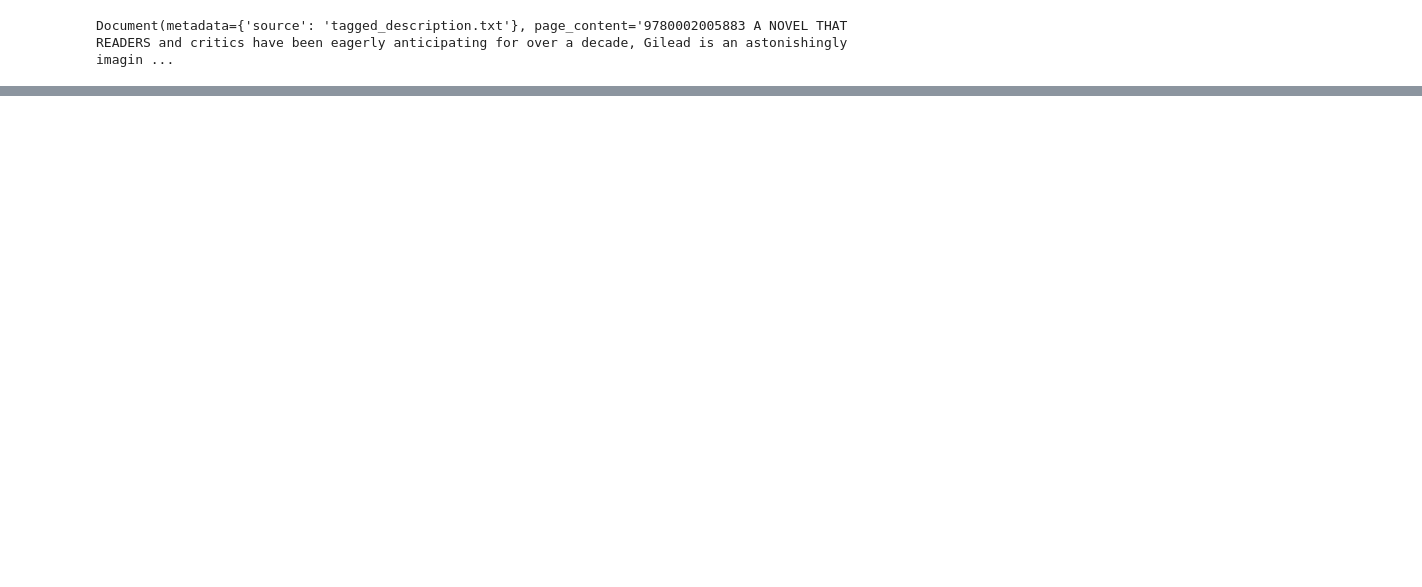
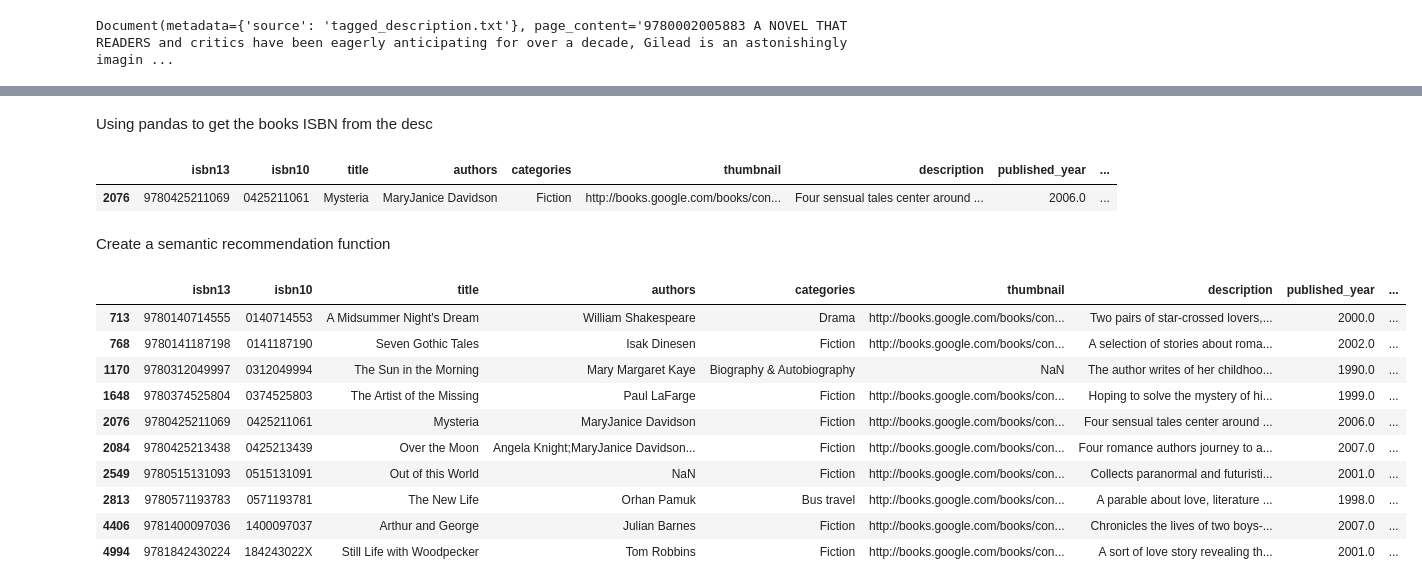
Before and after one commit to prnvtripathi/book-recommender, a Jupyter notebook: vector-search.ipynb, the cells around one changed output, grey strips where cells are left out. Drawn from its saved outputs; the diff is of its cells as text; code cells hidden in the pictures; blank space fills up the shorter version.

```diff
--- a/vector-search.ipynb
+++ b/vector-search.ipynb
@@ -84,0 +85,4 @@ AuthenticationError: Error code: 401 - {'error': {'message': 'Incorrect API key
+# %%
+query = "A book about mysteries, adventures and love"
+docs = db_books.similarity_search(query, k=10)
+docs
@@ -84,0 +100,36 @@ AuthenticationError: Error code: 401 - {'error': {'message': 'Incorrect API key
+# %% [markdown]
+Using pandas to get the books ISBN from the desc
+# %%
+books[books["isbn13"] == int(docs[0].page_content.split()[0].strip())]
+# %% [output]
+|  | isbn13 | isbn10 | title | authors | categories | thumbnail | description | published_year | ... |
+| 2076 | 9780425211069 | 0425211061 | Mysteria | MaryJanice Davidson | Fiction | http://books.google.com/books/con... | Four sensual tales center around ... | 2006.0 | ... |
+# %% [markdown]
+Create a semantic recommendation function
+# %%
+def retrieve_semantic_recommendation(
+        query: str,
+        top_k: int = 10
+) -> pd.DataFrame:
+    recs = db_books.similarity_search(query, k=top_k)
+
+    books_list = []
+
+    for i in range(0, len(recs)):
+        books_list += [int(recs[i].page_content.split()[0].strip())]
+
+    return books[books["isbn13"].isin(books_list)].head(top_k)
+# %%
+retrieve_semantic_recommendation("A book about mysteries, adventures and love")
+# %% [output]
+|  | isbn13 | isbn10 | title | authors | categories | thumbnail | description | published_year | ... |
+| 713 | 9780140714555 | 0140714553 | A Midsummer Night's Dream | William Shakespeare | Drama | http://books.google.com/books/con... | Two pairs of star-crossed lovers,... | 2000.0 | ... |
+| 768 | 9780141187198 | 0141187190 | Seven Gothic Tales | Isak Dinesen | Fiction | http://books.google.com/books/con... | A selection of stories about roma... | 2002.0 | ... |
+| 1170 | 9780312049997 | 0312049994 | The Sun in the Morning | Mary Margaret Kaye | Biography & Autobiography | NaN | The author writes of her childhoo... | 1990.0 | ... |
+| 1648 | 9780374525804 | 0374525803 | The Artist of the Missing | Paul LaFarge | Fiction | http://books.google.com/books/con... | Hoping to solve the mystery of hi... | 1999.0 | ... |
+| 2076 | 9780425211069 | 0425211061 | Mysteria | MaryJanice Davidson | Fiction | http://books.google.com/books/con... | Four sensual tales center around ... | 2006.0 | ... |
+| 2084 | 9780425213438 | 0425213439 | Over the Moon | Angela Knight;MaryJanice Davidson... | Fiction | http://books.google.com/books/con... | Four romance authors journey to a... | 2007.0 | ... |
+| 2549 | 9780515131093 | 0515131091 | Out of this World | NaN | Fiction | http://books.google.com/books/con... | Collects paranormal and futuristi... | 2001.0 | ... |
+| 2813 | 9780571193783 | 0571193781 | The New Life | Orhan Pamuk | Bus travel | http://books.google.com/books/con... | A parable about love, literature ... | 1998.0 | ... |
+| 4406 | 9781400097036 | 1400097037 | Arthur and George | Julian Barnes | Fiction | http://books.google.com/books/con... | Chronicles the lives of two boys-... | 2007.0 | ... |
+| 4994 | 9781842430224 | 184243022X | Still Life with Woodpecker | Tom Robbins | Fiction | http://books.google.com/books/con... | A sort of love story revealing th... | 2001.0 | ... |
```
Also changed, not shown: parts of 6 cells of this notebook, 3 other files.
